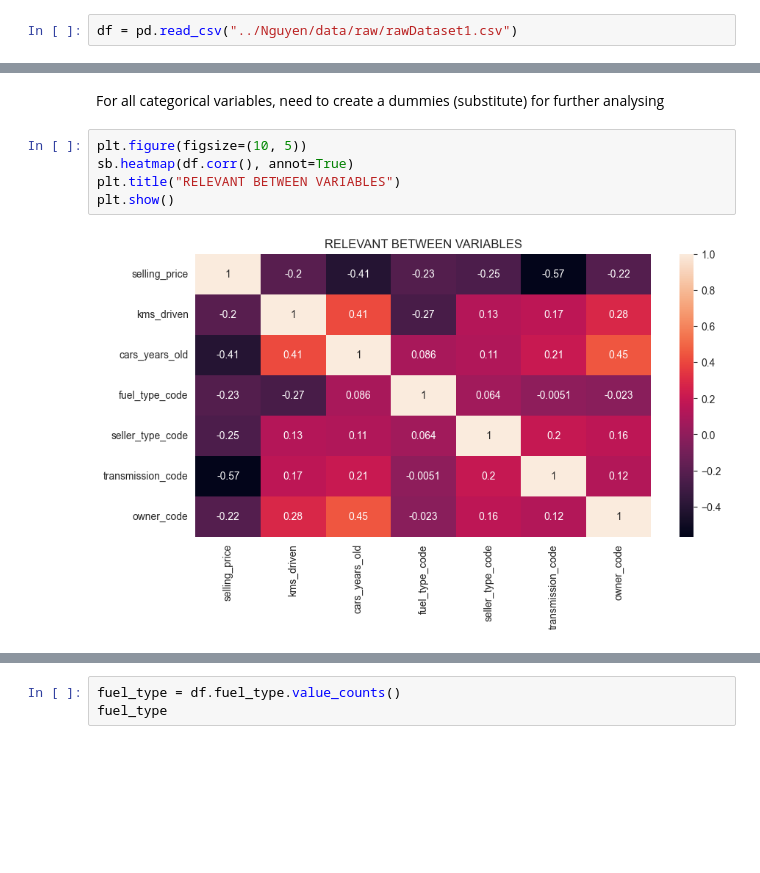
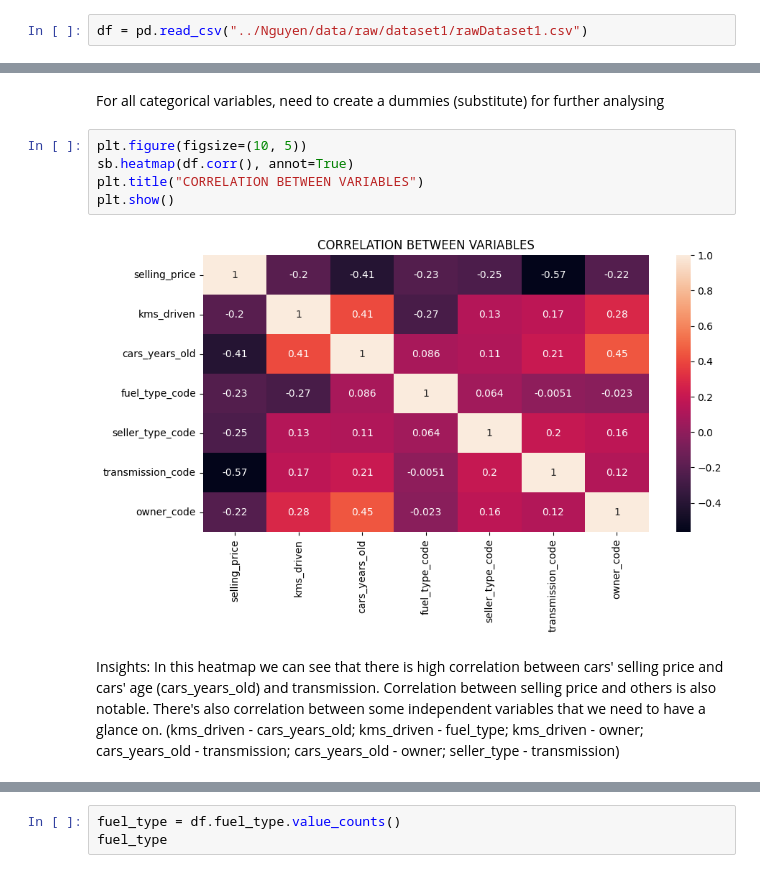
Before and after one commit to LlirikOknessu/MachineLearningCourseLabs, a Jupyter notebook: Nguyen/analysis_model_1.ipynb, the cells around one changed output, grey strips where cells are left out. Drawn from its saved outputs; the diff is of its cells as text; blank space fills up the shorter version.

```diff
--- a/Nguyen/analysis_model_1.ipynb
+++ b/Nguyen/analysis_model_1.ipynb
@@ -8,7 +8,7 @@ import seaborn as sns
 import datetime as dt
 import seaborn as sb
 # %%
-df = pd.read_csv("../Nguyen/data/raw/rawDataset1.csv")
+df = pd.read_csv("../Nguyen/data/raw/dataset1/rawDataset1.csv")
 # %%
 df.head()
 # %% [output]
@@ -100,10 +100,14 @@ For all categorical variables, need to create a dummies (substitute) for further
 # %%
 plt.figure(figsize=(10, 5))
 sb.heatmap(df.corr(), annot=True)
-plt.title("RELEVANT BETWEEN VARIABLES")
+plt.title("CORRELATION BETWEEN VARIABLES")
 plt.show()
 # %% [output]
-[figure, old version]
+[figure, new version]
+# %% [markdown]
+Insights:
+In this heatmap we can see that there is high correlation between cars' selling price and cars' age (cars_years_old) and transmission. Correlation between selling price and others is also notable.
+There's also correlation between some independent variables that we need to have a glance on. (kms_driven - cars_years_old; kms_driven - fuel_type; kms_driven - owner; cars_years_old - transmission; cars_years_old - owner; seller_type - transmission)
 # %%
 values = []
 levels = df['cars_years_old'].unique()
```
Also changed, not shown: parts of 20 cells of this notebook, 1 other file.
